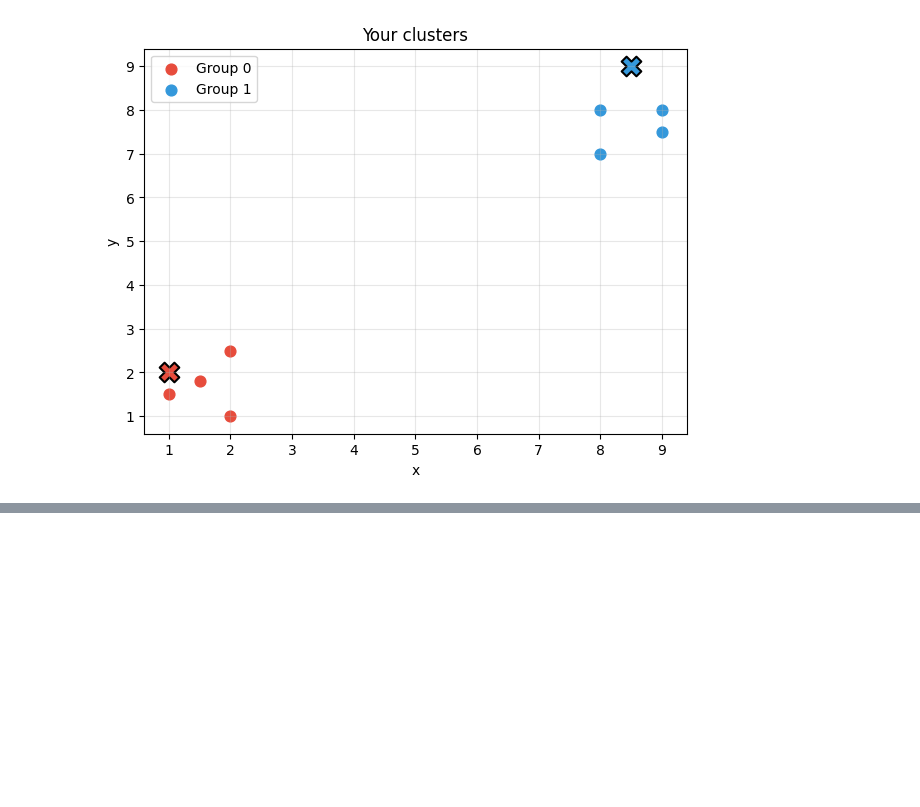
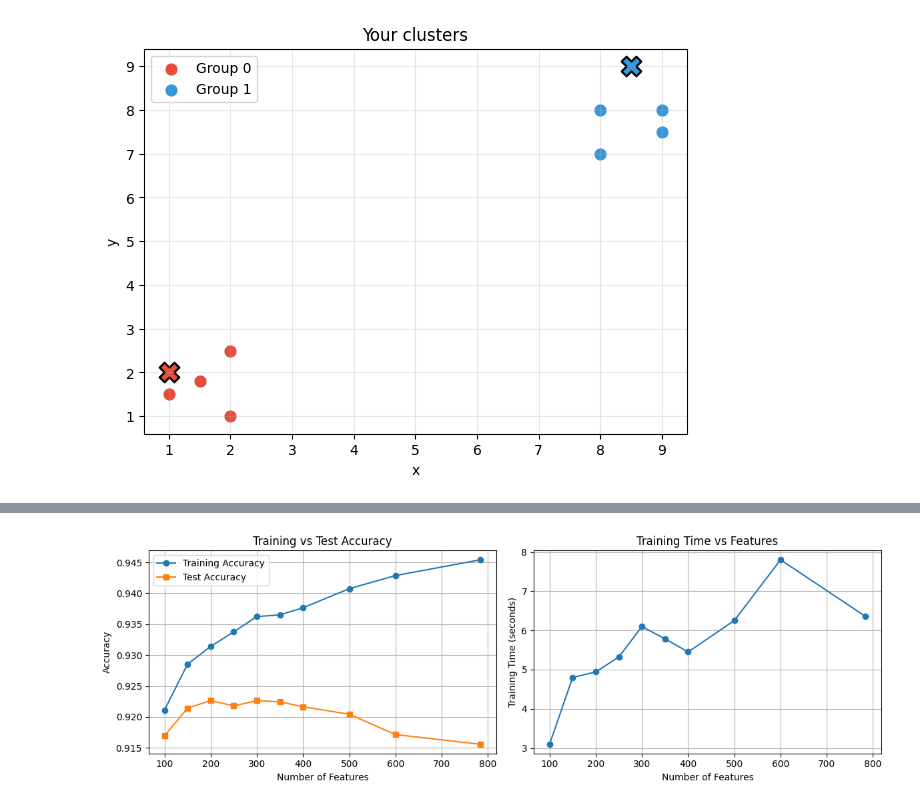
Before and after one commit to cloudxlab/jan2026_ml_dl, a Jupyter notebook: 48_unsupervised_learning.ipynb, the cells around one changed output, grey strips where cells are left out. Cells and saved outputs as stored; diff of their text form; code cells hidden in the pictures; blank space fills up the shorter version.

```diff
--- a/48_unsupervised_learning.ipynb
+++ b/48_unsupervised_learning.ipynb
@@ -88,0 +140,10 @@ for each of these 4 groups:
+# %%
+from sklearn.decomposition import PCA
+
+pca = PCA()
+pca.fit(X)
+
+# Cumulative explained variance
+cumulative_variance = np.cumsum(
+    pca.explained_variance_ratio_
+)
@@ -88,0 +170,10 @@ for each of these 4 groups:
+# %%
+for threshold in [0.90, 0.95, 0.99]:
+    n_components = np.searchsorted(
+        cumulative_variance, threshold
+    ) + 1
+
+    print(
+        f"{threshold:.0%} variance: "
+        f"{n_components} components"
+    )
@@ -88,0 +286,79 @@ for each of these 4 groups:
+# %%
+# 4. Train classifiers with different dimensions
+results = []
+
+for n_components in [784, 600, 500, 400, 350, 300, 250, 200, 150, 100]:
+
+    start = time.time()
+
+    if n_components == 784:
+        X_train_reduced = X_train
+        X_test_reduced = X_test
+    else:
+        pca = PCA(n_components=n_components, random_state=42)
+        X_train_reduced = pca.fit_transform(X_train)
+        X_test_reduced = pca.transform(X_test)
+
+    model = LogisticRegression(max_iter=1000)
+    model.fit(X_train_reduced, y_train)
+
+    training_time = time.time() - start
+
+    # Training accuracy
+    y_train_pred = model.predict(X_train_reduced)
+    train_accuracy = accuracy_score(y_train, y_train_pred)
+
+    # Test accuracy
+    start = time.time()
+    y_test_pred = model.predict(X_test_reduced)
+    prediction_time = time.time() - start
+
+    test_accuracy = accuracy_score(y_test, y_test_pred)
+
+    results.append({
+        "Features": n_components,
+        "Train Accuracy": train_accuracy,
+        "Test Accuracy": test_accuracy,
+        "Training Time (s)": training_time,
+        "Prediction Time (s)": prediction_time
+    })
+
+# 5. Compare results
+df = pd.DataFrame(results).sort_values("Features")
+print(df.to_string(index=False))
+
+# 6. Plot training and test accuracy together
+fig, axes = plt.subplots(1, 2, figsize=(12, 4))
+
+axes[0].plot(
+    df["Features"],
+    df["Train Accuracy"],
+    marker="o",
+    label="Training Accuracy"
+)
+axes[0].plot(
+    df["Features"],
+    df["Test Accuracy"],
+    marker="s",
+    label="Test Accuracy"
+)
+
+axes[0].set_xlabel("Number of Features")
+axes[0].set_ylabel("Accuracy")
+axes[0].set_title("Training vs Test Accuracy")
+axes[0].legend()
+axes[0].grid(True)
+
+axes[1].plot(
+    df["Features"],
+    df["Training Time (s)"],
+    marker="o"
+)
+axes[1].set_xlabel("Number of Features")
+axes[1].set_ylabel("Training Time (seconds)")
+axes[1].set_title("Training Time vs Features")
+axes[1].grid(True)
+
+plt.tight_layout()
+plt.show()
+# %% [output]
@@ -88,0 +376 @@ for each of these 4 groups:
+[figure, added]
```
Also changed, not shown: parts of 21 cells of this notebook, 1 other file.
